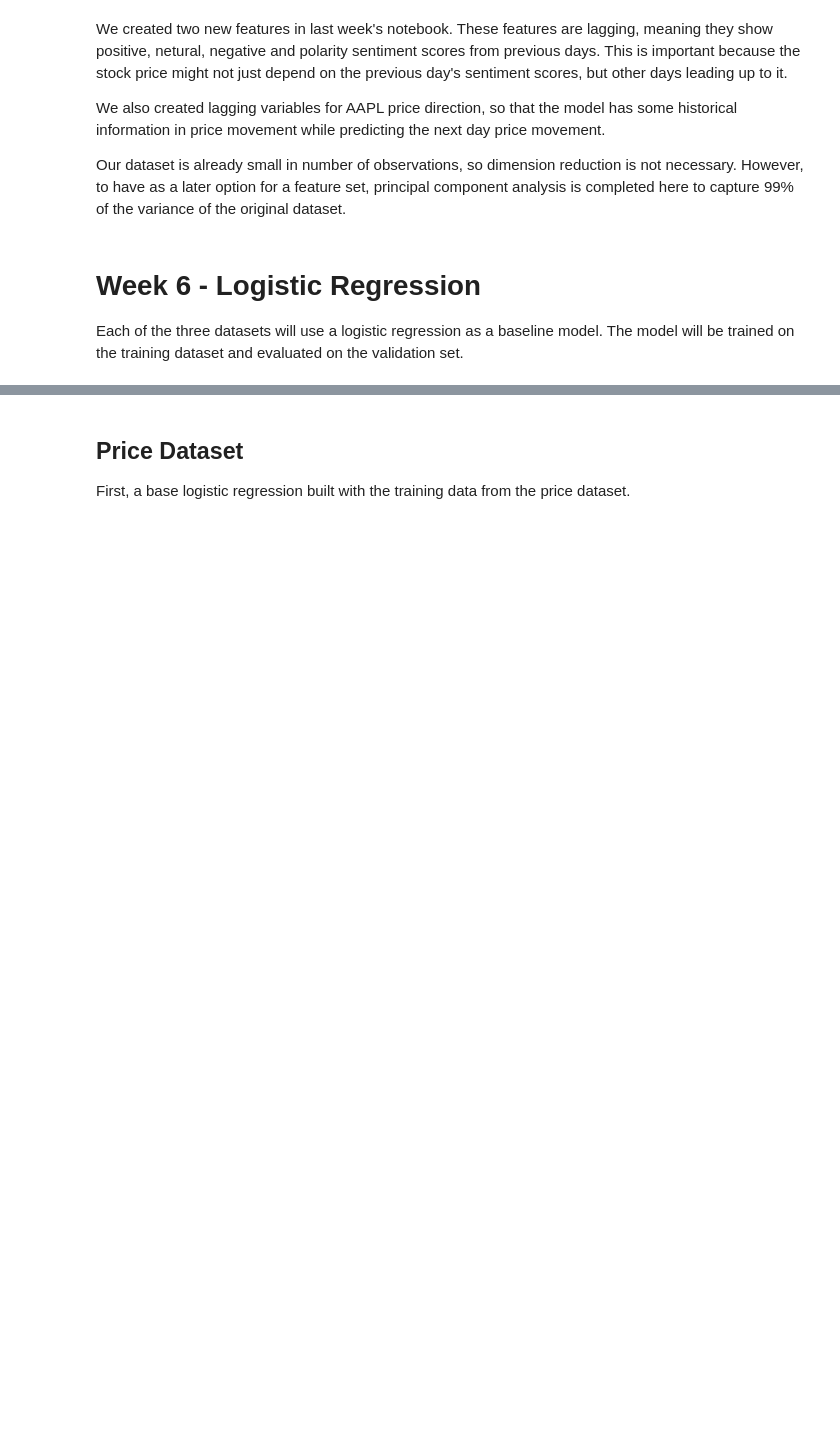
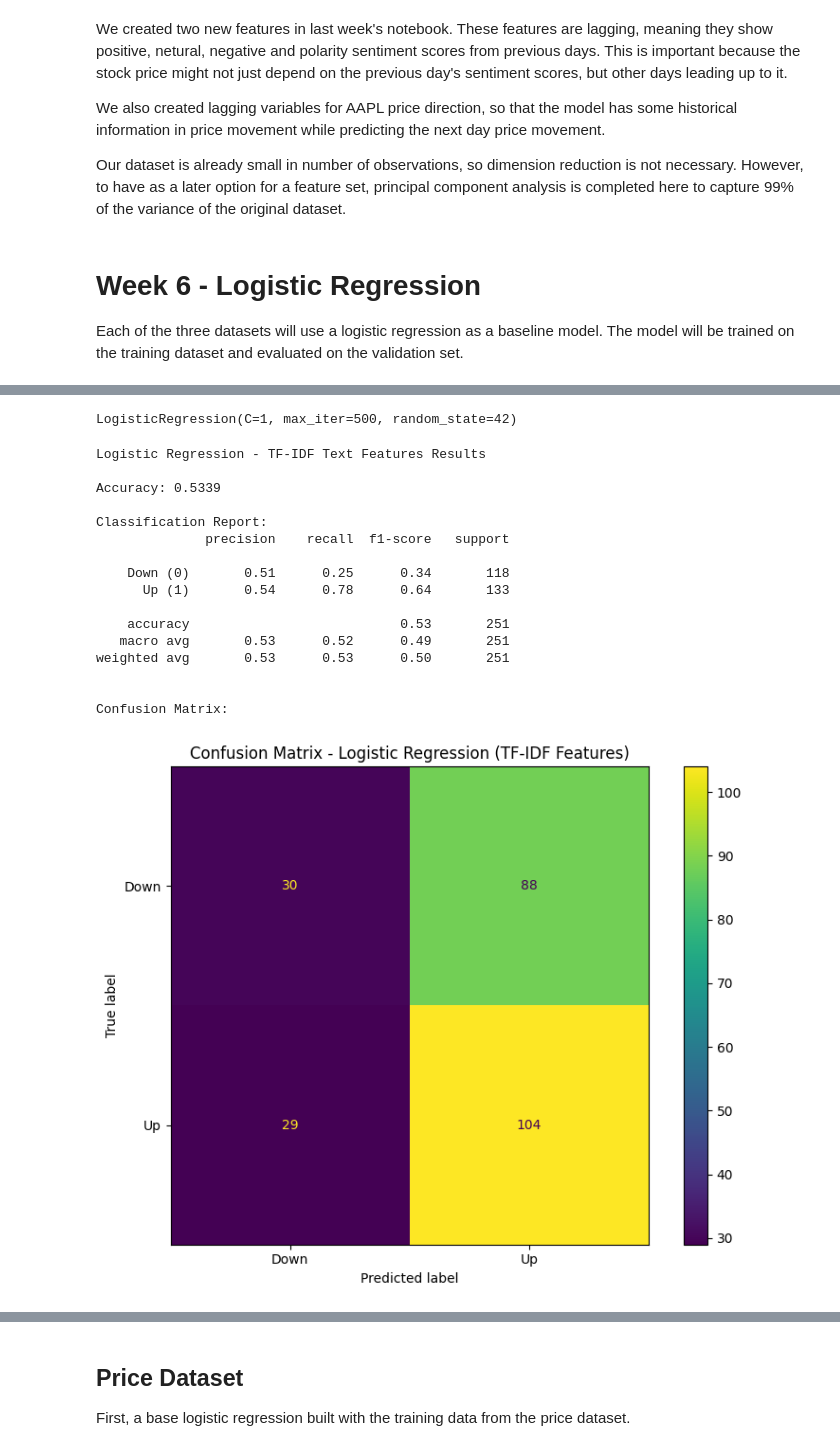
Before and after one commit to yvanlonginjr/market-sentiment-predictor, a Jupyter notebook: notebooks/Market_Sentiment_Predictor_Pipeline.ipynb, the cells around one changed output, grey strips where cells are left out. Cells and saved outputs as stored; diff of their text form; code cells hidden in the pictures; blank space fills up the shorter version.

```diff
--- a/notebooks/Market_Sentiment_Predictor_Pipeline.ipynb
+++ b/notebooks/Market_Sentiment_Predictor_Pipeline.ipynb
@@ -1066,0 +1095,13 @@ Each of the three datasets will use a logistic regression as a baseline model. T
+# %%
+# Prepare target variable - map 'up'/'down' to 1/0
+y_train_sentiment = Final_Raw_X_train['Stock Price Direction'].map({'up': 1, 'down': 0})
+y_val_sentiment = Final_Raw_X_val['Stock Price Direction'].map({'up': 1, 'down': 0})
+
+# Drop any rows with NaN target values (first row due to shift)
+train_mask = ~y_train_sentiment.isna()
+X_train_tfidf = X_train_tfidf[train_mask.values]
+y_train_sentiment = y_train_sentiment[train_mask]
+
+val_mask = ~y_val_sentiment.isna()
+X_val_tfidf = X_val_tfidf[val_mask.values]
+y_val_sentiment = y_val_sentiment[val_mask]
@@ -1066,0 +1129,49 @@ Each of the three datasets will use a logistic regression as a baseline model. T
+# %%
+# Initialize and train the logistic regression model on TF-IDF features
+lr_tfidf = LR(max_iter=500, C=1, random_state=42)
+lr_tfidf.fit(X_train_tfidf, y_train_sentiment)
+# %% [output]
+LogisticRegression(C=1, max_iter=500, random_state=42)
+# %%
+# Make predictions on validation set
+y_pred_tfidf = lr_tfidf.predict(X_val_tfidf)
+
+# Evaluate the model
+print("Logistic Regression - TF-IDF Text Features Results")
+
+# Accuracy
+accuracy = accuracy_score(y_val_sentiment, y_pred_tfidf)
+print(f"\nAccuracy: {accuracy:.4f}")
+
+# Classification Report (Precision, Recall, F1-Score, Support)
+print("\nClassification Report:")
+print(CR(y_val_sentiment, y_pred_tfidf, target_names=['Down (0)', 'Up (1)']))
+
+# Confusion Matrix
+print("\nConfusion Matrix:")
+cm = confusion_matrix(y_val_sentiment, y_pred_tfidf, labels=lr_tfidf.classes_)
+disp = ConfusionMatrixDisplay(confusion_matrix=cm, display_labels=['Down', 'Up'])
+
+fig, ax = plt.subplots(figsize=(8, 6))
+disp.plot(ax=ax, cmap='viridis')
+plt.title("Confusion Matrix - Logistic Regression (TF-IDF Features)")
+plt.tight_layout()
+plt.show()
+# %% [output]
+Logistic Regression - TF-IDF Text Features Results
+
+Accuracy: 0.5339
+
+Classification Report:
+              precision    recall  f1-score   support
+
+    Down (0)       0.51      0.25      0.34       118
+      Up (1)       0.54      0.78      0.64       133
+
+    accuracy                           0.53       251
+   macro avg       0.53      0.52      0.49       251
+weighted avg       0.53      0.53      0.50       251
+
+
+Confusion Matrix:
+[figure, added]
```
Also changed, not shown: parts of 12 cells of this notebook.
